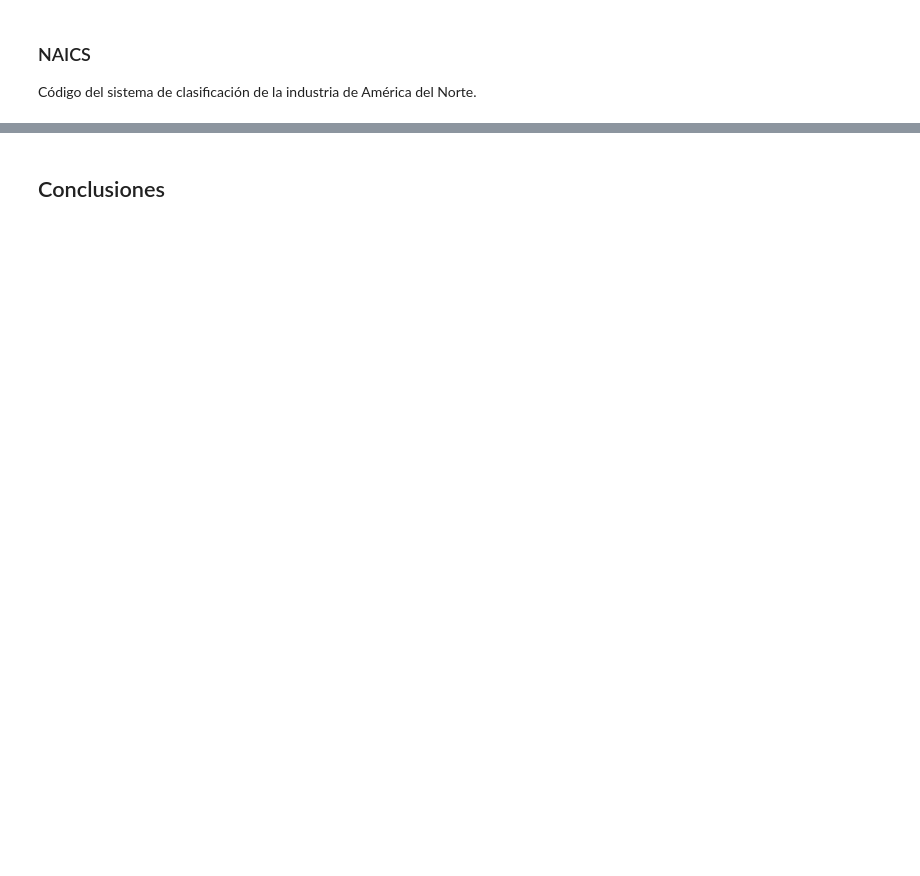
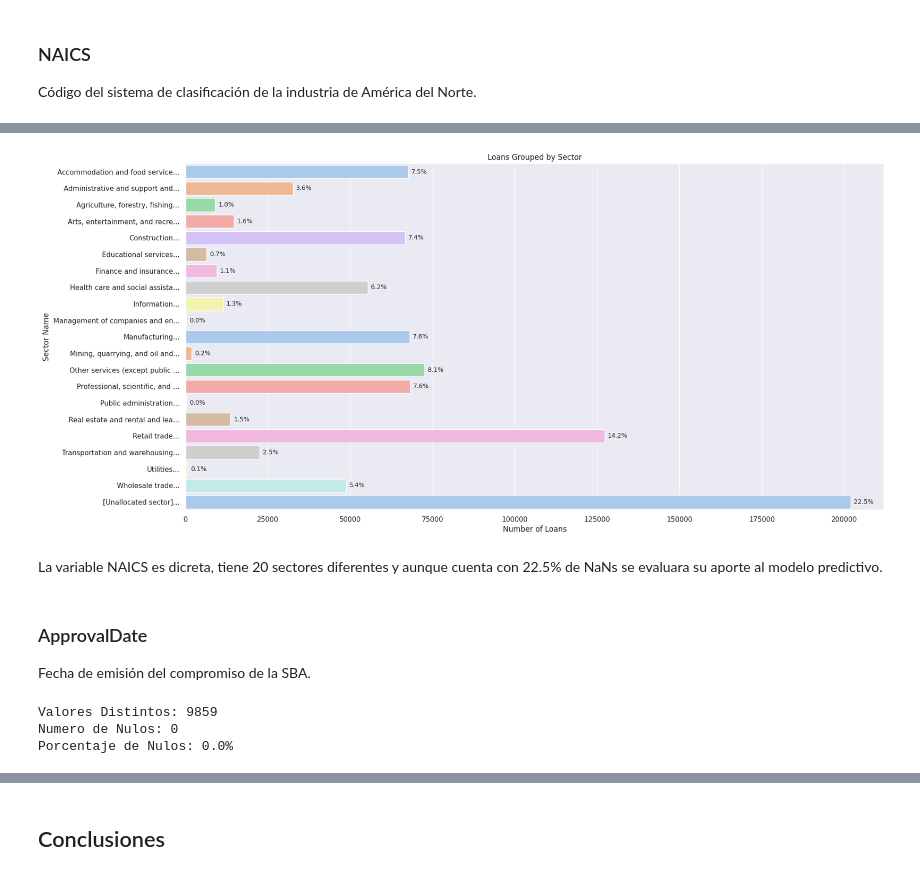
Before and after one commit to Ly-Ax/TFMasterIA, a Jupyter notebook: notebooks/data_exploration.ipynb, the cells around one changed output, grey strips where cells are left out. Saved outputs shown, nothing was run; the diff lists cells and outputs as text; code cells hidden in the pictures; blank space fills up the shorter version.

```diff
--- a/notebooks/data_exploration.ipynb
+++ b/notebooks/data_exploration.ipynb
@@ -422,0 +323,10 @@ Estado del préstamo cancelado = CHGOFF, Pagado en su totalidad = PIF
+# %%
+df_naics = df[["NAICS", "MIS_Status"]].copy()
+df_naics["NAICS"] = df_naics["NAICS"].astype(str).str[0:2]
+df_naics = df_naics.merge(df_sector, left_on="NAICS", right_on="Code", how="left")
+
+df_naics["Sector"] = df_naics["Sector"].fillna("[Unallocated sector]")
+df_naics = df_naics.rename(columns={"MIS_Status":"Default"})
+df_naics["Default"] = np.where(df_naics["Default"]=="P I F", 0, 1)
+df_naics = df_naics[["Code", "Sector", "Default"]]
+df_naics.iloc[[0,1,-2,-1],:]
@@ -422,0 +351,7 @@ Estado del préstamo cancelado = CHGOFF, Pagado en su totalidad = PIF
+# %%
+df_sector = df_naics.groupby("Sector")["Sector"].count()
+df_sector = df_sector.rename("Count").reset_index()
+df_sector = pd.DataFrame(df_sector)
+
+df_sector["Frequency"] = round((df_sector["Count"] / df_naics.shape[0]) * 100, 1)
+df_sector.sort_values("Count", ascending=False).head()
@@ -422,0 +365,34 @@ Estado del préstamo cancelado = CHGOFF, Pagado en su totalidad = PIF
+# %%
+plt.figure(figsize=(20,10))
+sns.set_theme(style="darkgrid")
+df_sector["Sector_"] = df_sector["Sector"].str[0:30] + "..."
+sns.barplot(data=df_sector, x="Count", y="Sector_", palette="pastel")
+
+for num in range(len(df_sector)):
+    plt.annotate(str(df_sector["Frequency"][num])+"%",
+                 xy=(df_sector["Count"][num], num),
+                 xytext=(5, 0), textcoords="offset points", va="center", size=10)
+
+plt.title("Loans Grouped by Sector")
+plt.xlabel("Number of Loans")
+plt.ylabel("Sector Name")
+plt.show()
+# %% [output]
+[figure, added]
+# %% [markdown]
+La variable NAICS es dicreta, tiene 20 sectores diferentes y aunque cuenta con 22.5% de NaNs se evaluara su aporte al modelo predictivo.
+# %% [markdown]
+### ApprovalDate
+Fecha de emisión del compromiso de la SBA.
+# %%
+nvar = df["ApprovalDate"].nunique()
+nnan = df["ApprovalDate"].isnull().sum()
+pnan = round((nnan / df.shape[0]) * 100, 1)
+
+print(f"Valores Distintos: {nvar}")
+print(f"Numero de Nulos: {nnan}")
+print(f"Porcentaje de Nulos: {pnan}%")
+# %% [output]
+Valores Distintos: 9859
+Numero de Nulos: 0
+Porcentaje de Nulos: 0.0%
```
Also changed, not shown: parts of 150 cells of this notebook.
